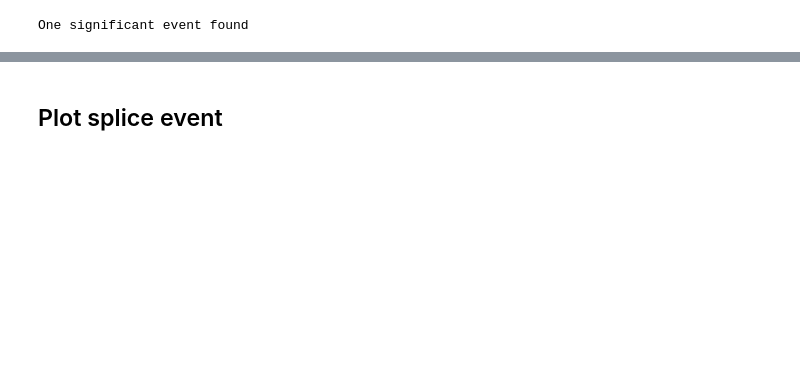
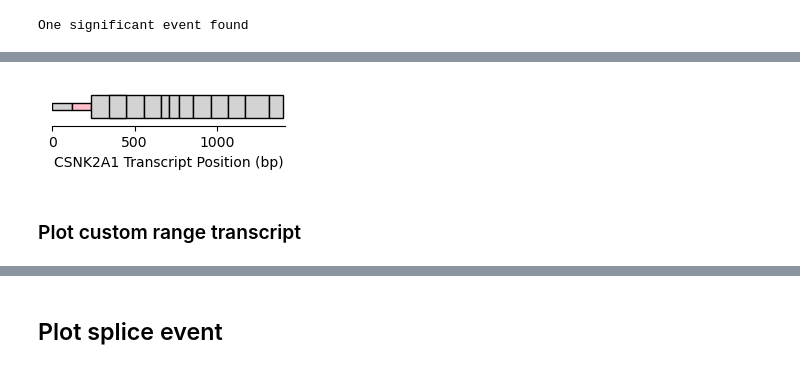
Before and after one commit to NaegleLab/ExonPTMapper, a Jupyter notebook: SQL_Database/rmats.ipynb, the cells around one changed output, grey strips where cells are left out. Saved outputs shown, nothing was run; the diff lists cells and outputs as text; code cells hidden in the pictures; blank space fills up the shorter version.

```diff
--- a/SQL_Database/rmats.ipynb
+++ b/SQL_Database/rmats.ipynb
@@ -61,0 +211,13 @@ downstream_region = (data_sub['downstreamES'], data_sub['downstreamEE'])
+# %%
+#transcript = 'ENST00000217244' #CSNK2A1
+#transcript = 'ENST00000406875' #HIPK2
+transcript = 'ENST00000485972' #CDK5
+query = """SELECT * FROM transcript_exon
+        LEFT JOIN exons ON transcript_exon.Exon_stable_ID = exons.Exon_stable_ID
+        WHERE transcript_exon.Transcript_stable_ID = ?"""
+exons = plotter.conn.execute(query, (transcript,)).fetchall()
+columns = plotter.get_table_columns('transcript_exon') + plotter.get_table_columns('exons')
+exons_df = pd.DataFrame(exons, columns = columns)
+#remove duplicate columns from the join
+exons_df = exons_df.loc[:,~exons_df.columns.duplicated()]
+exons_df.head()
@@ -61,0 +247,4 @@ downstream_region = (data_sub['downstreamES'], data_sub['downstreamEE'])
+# %%
+transcript_info = plotter.conn.execute("""SELECT * FROM transcripts WHERE Transcript_stable_ID = ?""", (transcript,)).fetchone()
+transcript_info = pd.Series(transcript_info, index = plotter.get_table_columns('transcripts'))
+transcript_info
@@ -61,0 +262,2 @@ downstream_region = (data_sub['downstreamES'], data_sub['downstreamEE'])
+# %%
+spliced_exon = ''
@@ -61,0 +451,61 @@ downstream_region = (data_sub['downstreamES'], data_sub['downstreamEE'])
+# %%
+import matplotlib.pyplot as plt
+import matplotlib.patches as patches
+noncoding_color = 'lightgray'
+coding_color = 'lightblue'
+
+min_exon_rank = 1
+max_exon_rank = 13
+trim_exons = exons_df[(exons_df['Exon_rank_in_transcript'] >= min_exon_rank) & (exons_df['Exon_rank_in_transcript'] <= max_exon_rank)]
+#trim_exons = exons_df.copy()
+
+fig, ax = plt.subplots(figsize=(3, 0.5))
+
+
+for i, row in trim_exons.iterrows():
+    #extract starting and end positions of exon
+    start = row['Transcript_start']
+    end = row['Transcript_end']
+
+    #check if exon is fully noncoding, fully coding, or if cds start/stop exists in exon. Plot exon accordingly
+    if row['Exon_stable_ID'] == spliced_exon:
+        coding_color = 'pink'
+        noncoding_color = 'pink'
+        alpha = 1
+    else:
+        coding_color = 'lightgray'
+        noncoding_color = 'lightgray'
+        alpha = 1
+
+    if end < transcript_info['Relative_CDS_Start'] or start > transcript_info['Relative_CDS_Stop']: #fully noncoding
+        rect = patches.Rectangle((start,0.4), end - start, 0.2, facecolor = noncoding_color, edgecolor = 'black', zorder = 2, alpha = alpha)
+        ax.add_patch(rect)
+    elif start >= transcript_info['Relative_CDS_Start'] and end <= transcript_info['Relative_CDS_Stop']: #fully coding
+        rect = patches.Rectangle((start,0.2), end - start, 0.6, facecolor = coding_color, edgecolor = 'black', zorder = 2, alpha = alpha)
+        ax.add_patch(rect)
+    else:#partially coding
+        noncoding_rect = patches.Rectangle((start,0.2), end - start, 0.6, facecolor = noncoding_color, edgecolor = 'black', zorder = 2, alpha = alpha)
+        ax.add_patch(noncoding_rect)
+
+        if start < transcript_info['Relative_CDS_Start']:
+            start = transcript_info['Relative_CDS_Start']
+        if end > transcript_info['Relative_CDS_Stop']:
+            end = transcript_info['Relative_CDS_Stop']
+
+        noncoding_rect = patches.Rectangle((start,0.2), end - start, 0.6, facecolor = coding_color, edgecolor = 'black', zorder = 3, alpha = alpha)
+        ax.add_patch(noncoding_rect)
+
+ax.set_xlim(0, trim_exons['Transcript_end'].max() + 10)
+#ax.axhline(0.5, color = 'black', linestyle = '--', zorder = 1)
+ax.spines['top'].set_visible(False)
+ax.spines['right'].set_visible(False)
+ax.spines['left'].set_visible(False)
+ax.set_yticks([])
+ax.set_xlabel('CSNK2A1 Transcript Position (bp)')
+#ax.axhline(1.5, color = 'black', linestyle = '-', zorder = 1, lw = 1)
+#ax.axvspan(spliced_region[0], spliced_region[1], color='green', alpha=0.8, zorder = 2)
+plt.savefig('C:/Users/crowl/OneDrive/Documents/GradSchool/Research/Splicing/RBP_Paper/Figures/figure_panels/FigureS12_CSNK2A1/csnk2a1_transcript.png', dpi = 300, bbox_inches = 'tight')
+# %% [output]
+[figure, added]
+# %% [markdown]
+### Plot custom range transcript
```
Also changed, not shown: parts of 51 cells of this notebook, 3 other files.
